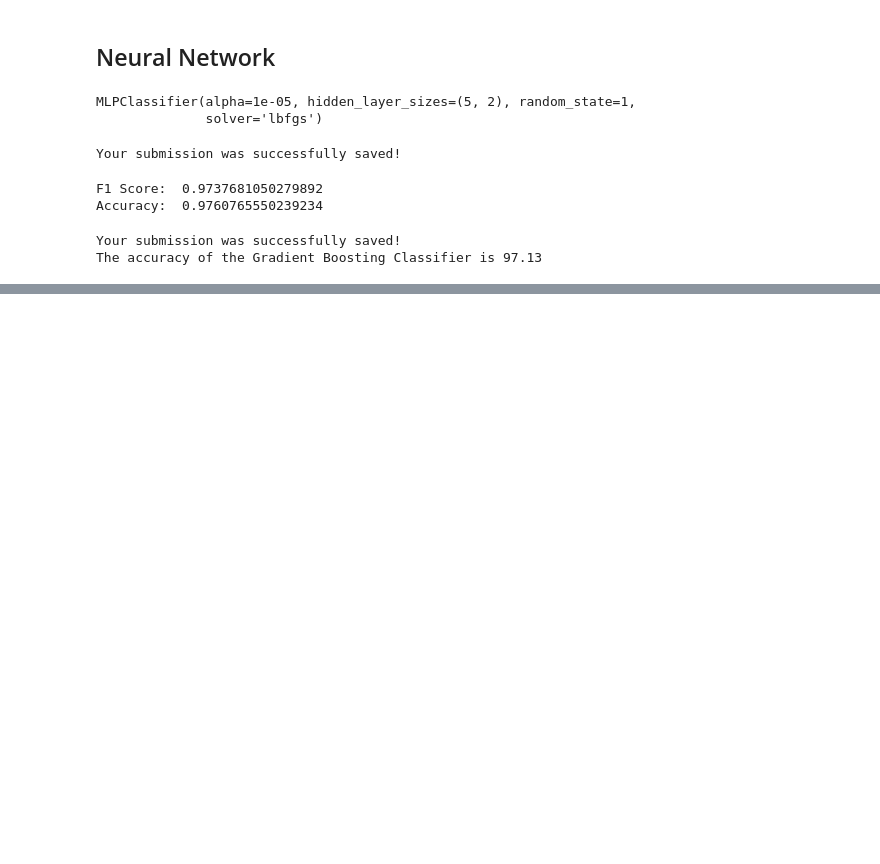
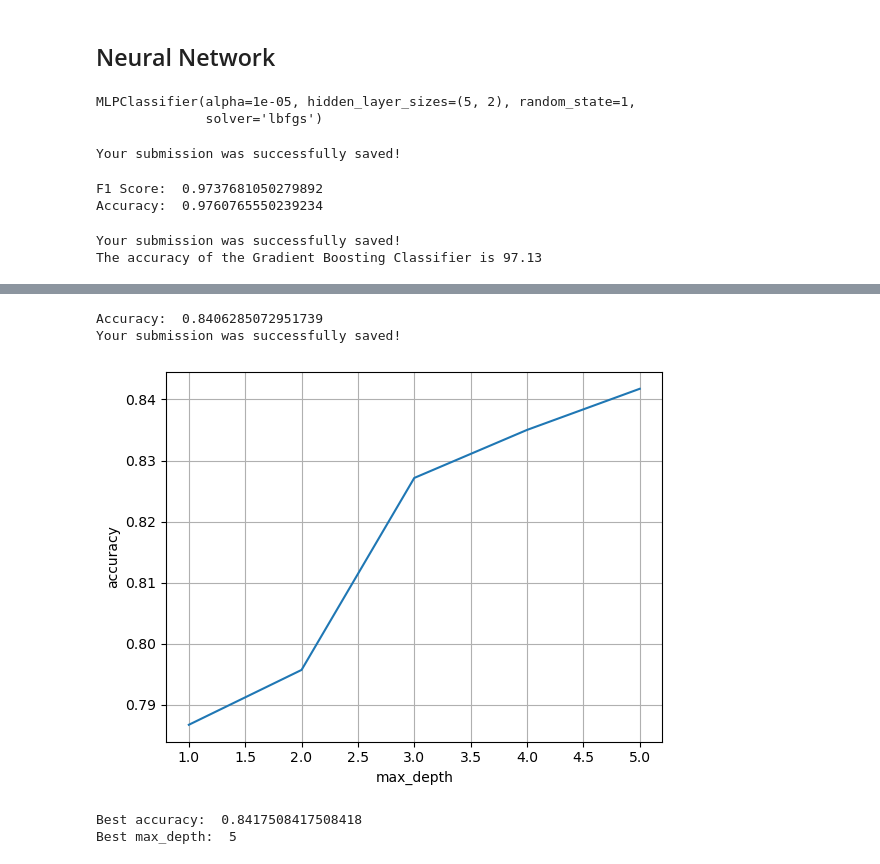
Before and after one commit to jlang62/machine-learning-exercises, a Jupyter notebook: kaggle/Titanic1.ipynb, the cells around one changed output, grey strips where cells are left out. Saved outputs shown, nothing was run; the diff lists cells and outputs as text; code cells hidden in the pictures; blank space fills up the shorter version.

Commit message:
dec Tree

```diff
--- a/kaggle/Titanic1.ipynb
+++ b/kaggle/Titanic1.ipynb
@@ -222,0 +241,59 @@ The accuracy of the Gradient Boosting Classifier is 97.13
+# %%
+# set X and y
+X = train_data.drop(['Survived'], axis=1)
+
+y = train_data['Survived']
+
+# get rid of not useful features
+X = X.drop(['PassengerId', 'Name', 'Ticket'], axis=1)
+
+# fill missing values
+X['Age'].fillna(X['Age'].median(), inplace=True)
+X['Embarked'].fillna(X['Embarked'].mode()[0], inplace=True)
+
+# convert categorical variables to dummies
+X = pd.get_dummies(X, drop_first=True)
+
+# scale the variables
+scaler = preprocessing.StandardScaler()
+X_scaled = scaler.fit_transform(X)
+
+# add model
+model = tree.DecisionTreeClassifier(max_depth=5)
+model.fit(X_scaled, y)
+
+# predict and get accuracy
+y_predictTree = model.predict(X_scaled)
+acc = accuracy_score(y, y_predictTree)
+
+print("Accuracy: ", acc)
+print("Your submission was successfully saved!")
+# %% [output]
+Accuracy:  0.8406285072951739
+Your submission was successfully saved!
+# %%
+# find the best max_depth
+max_depth_range = list(range(1, 6))
+
+accuracy = []
+
+for depth in max_depth_range:
+
+        model = tree.DecisionTreeClassifier(max_depth = depth)
+        model.fit(X_scaled, y)
+        y_predict = model.predict(X_scaled)
+        accuracy.append(accuracy_score(y, y_predict))
+
+plt.plot(max_depth_range, accuracy)
+plt.xlabel('max_depth')
+plt.ylabel('accuracy')
+plt.grid(True)
+plt.show()
+
+# print the best accuracy and the best max_depth
+print("Best accuracy: ", max(accuracy))
+print("Best max_depth: ", accuracy.index(max(accuracy))+1)
+# %% [output]
+[figure, added]
+Best accuracy:  0.8417508417508418
+Best max_depth:  5
```
Also changed, not shown: parts of 2 cells of this notebook.
